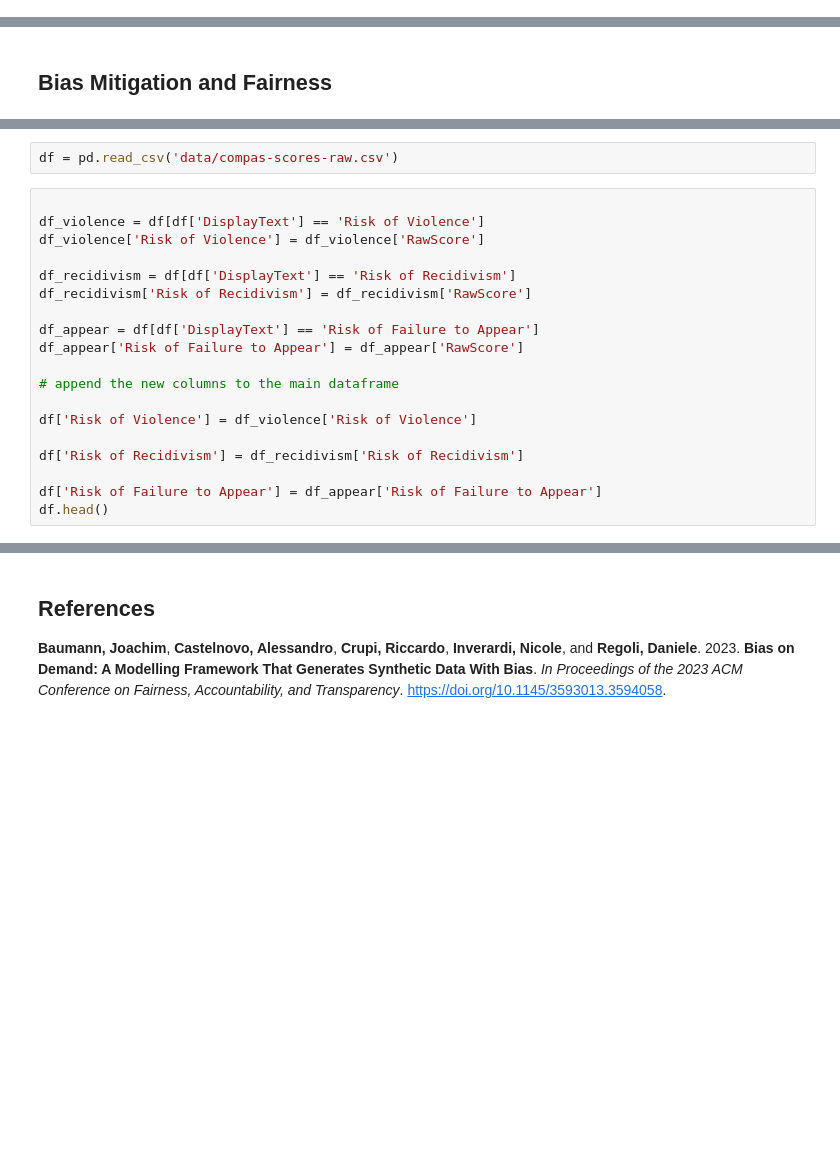
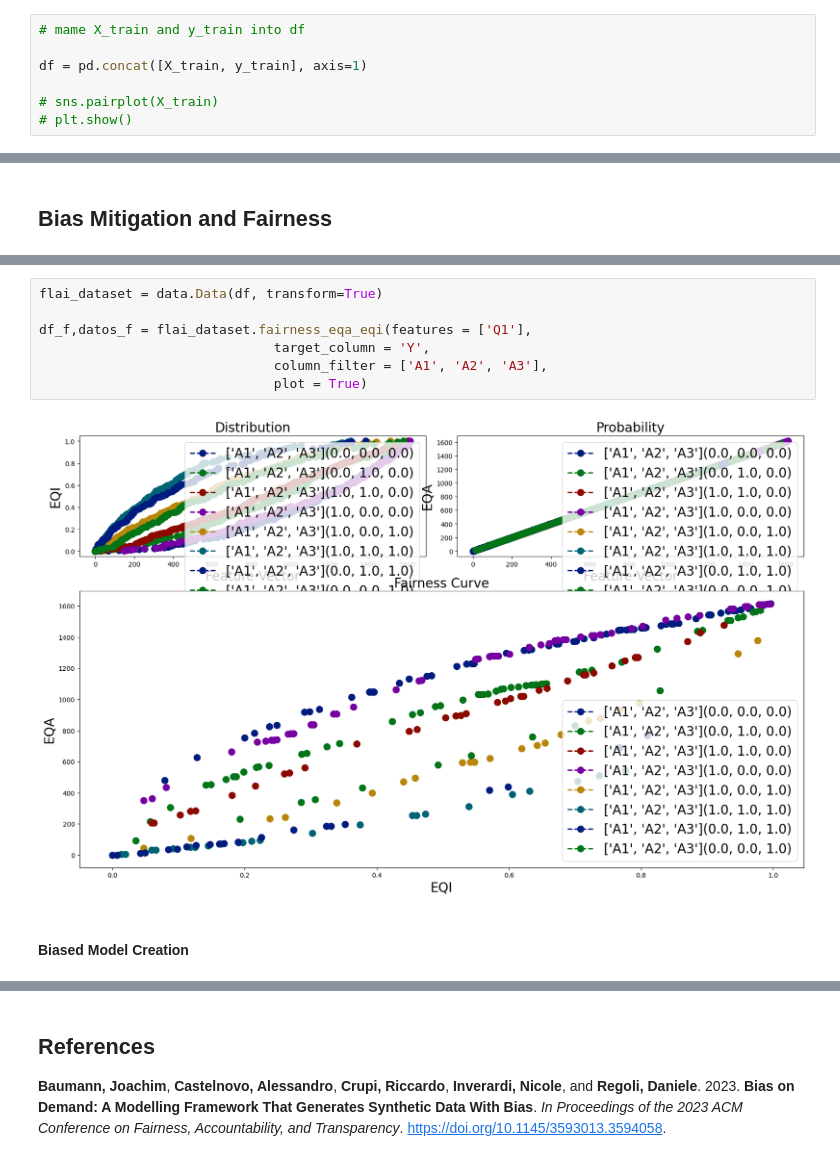
Before and after one commit to PRCSousa/Tabular-Bias-Simulation-And-Mitigation, a Jupyter notebook: main.ipynb, the cells around one changed output, grey strips where cells are left out. Saved outputs shown, nothing was run; the diff lists cells and outputs as text; blank space fills up the shorter version.

```diff
--- a/main.ipynb
+++ b/main.ipynb
@@ -287,3 +316,10 @@ plt.show()
+# %%
+# mame X_train and y_train into df
+
+df = pd.concat([X_train, y_train], axis=1)
+
+# sns.pairplot(X_train)
+# plt.show()
 # %%
 X_train['y_train'] = y_train
 sns.heatmap(X_train.corr(), fmt=".2f", cmap='coolwarm')
@@ -297,21 +359,0 @@ plt.show()
-# %%
-df = pd.read_csv('data/compas-scores-raw.csv')
-# %%
-
-df_violence = df[df['DisplayText'] == 'Risk of Violence']
-df_violence['Risk of Violence'] = df_violence['RawScore']
-
-df_recidivism = df[df['DisplayText'] == 'Risk of Recidivism']
-df_recidivism['Risk of Recidivism'] = df_recidivism['RawScore']
-
-df_appear = df[df['DisplayText'] == 'Risk of Failure to Appear']
-df_appear['Risk of Failure to Appear'] = df_appear['RawScore']
-
-# append the new columns to the main dataframe
-
-df['Risk of Violence'] = df_violence['Risk of Violence']
-
-df['Risk of Recidivism'] = df_recidivism['Risk of Recidivism']
-
-df['Risk of Failure to Appear'] = df_appear['Risk of Failure to Appear']
-df.head()
@@ -325,0 +373,11 @@ df.head()
+# %%
+flai_dataset = data.Data(df, transform=True)
+
+df_f,datos_f = flai_dataset.fairness_eqa_eqi(features = ['Q1'],
+                              target_column = 'Y',
+                              column_filter = ['A1', 'A2', 'A3'],
+                              plot = True)
+# %% [output]
+[figure, added]
+# %% [markdown]
+#### Biased Model Creation
```
Also changed, not shown: parts of 14 cells of this notebook, 1 other file.
